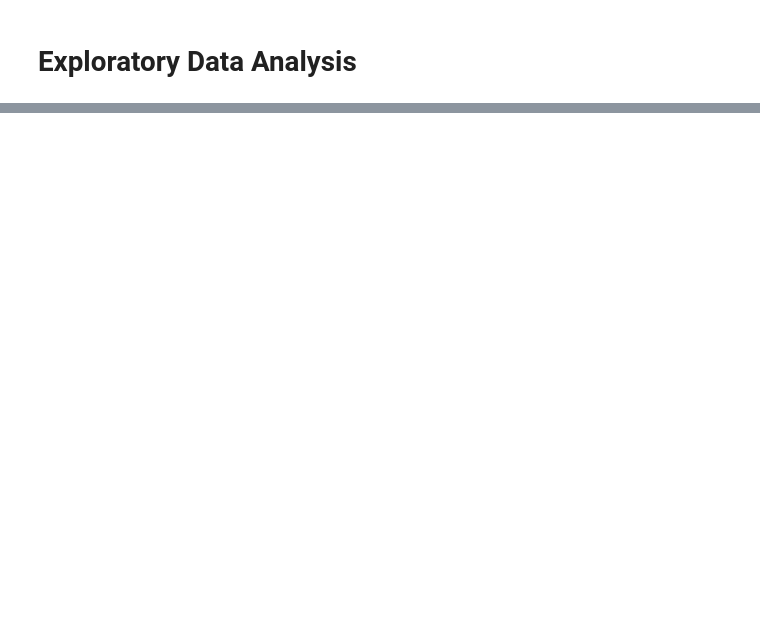
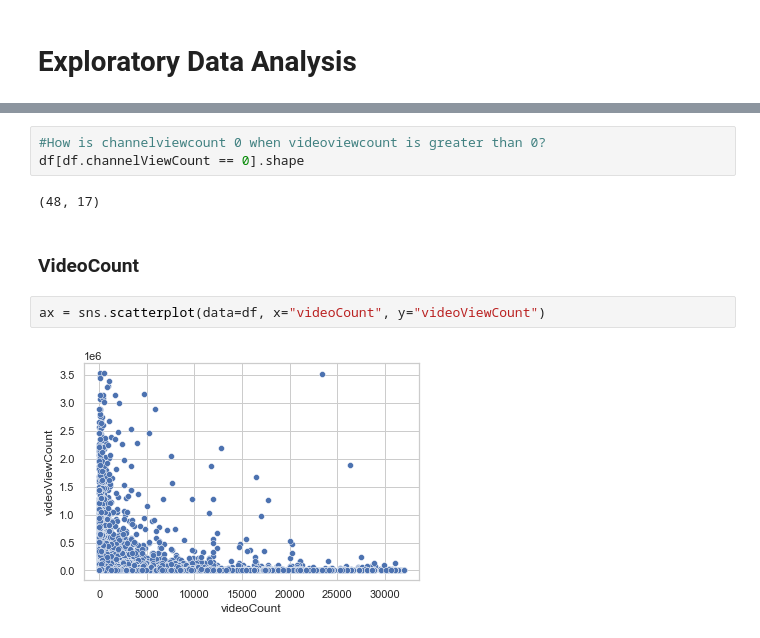
Before and after one commit to JelicaB/YoutubeViewCounts, a Jupyter notebook: YoutubeDataAnalysis.ipynb, the cells around one changed output, grey strips where cells are left out. Saved outputs shown, nothing was run; the diff lists cells and outputs as text; blank space fills up the shorter version.

```diff
--- a/YoutubeDataAnalysis.ipynb
+++ b/YoutubeDataAnalysis.ipynb
@@ -188,0 +251,11 @@ ax = sns.barplot(x="Hour", y="videoViewCount", data=df)
+# %%
+#How is channelviewcount 0 when videoviewcount is greater than 0?
+df[df.channelViewCount == 0].shape
+# %% [output]
+(48, 17)
+# %% [markdown]
+### VideoCount
+# %%
+ax = sns.scatterplot(data=df, x="videoCount", y="videoViewCount")
+# %% [output]
+[figure, added]
```
Also changed, not shown: parts of 81 cells of this notebook.
